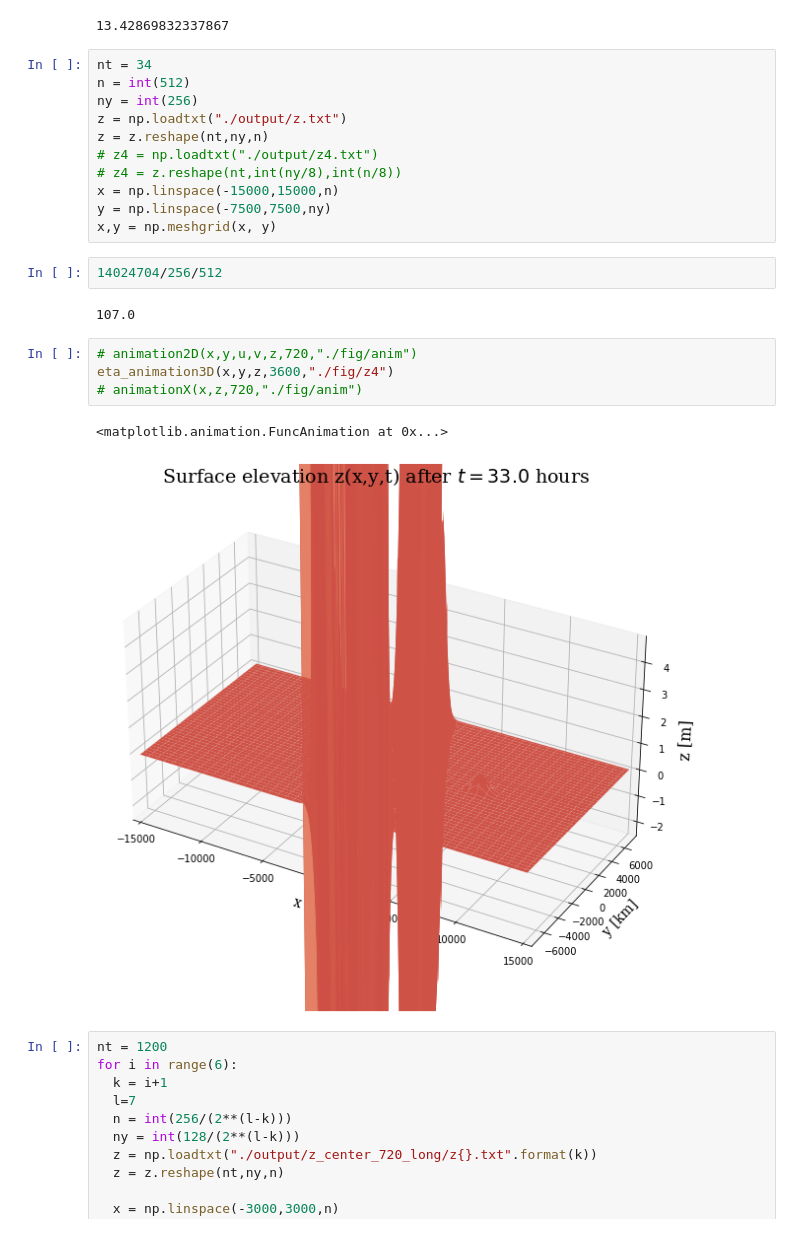
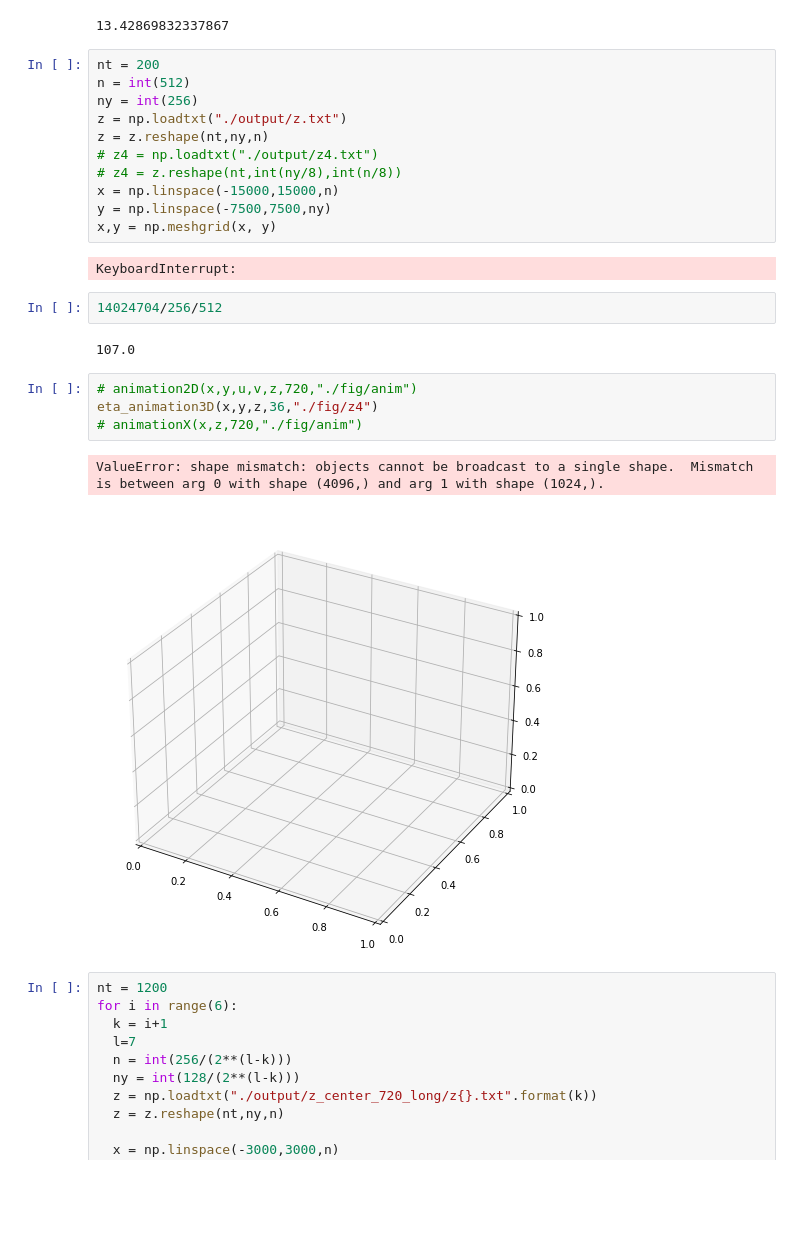
Before and after one commit to kazumasa-ueno/Shallow_Water, a Jupyter notebook: Kelvin-wave/plot.ipynb, the cells around one changed output. Saved outputs shown, nothing was run; the diff lists cells and outputs as text; blank space fills up the shorter version.

```diff
--- a/Kelvin-wave/plot.ipynb
+++ b/Kelvin-wave/plot.ipynb
@@ -161,7 +163,7 @@ y, x = np.mgrid[:z[0].shape[0], :z[0].shape[1]]
 # %% [output]
 13.42869832337867
 # %%
-nt = 34
+nt = 200
 n = int(512)
 ny = int(256)
 z = np.loadtxt("./output/z.txt")
@@ -171,17 +173,19 @@ z = z.reshape(nt,ny,n)
 x = np.linspace(-15000,15000,n)
 y = np.linspace(-7500,7500,ny)
 x,y = np.meshgrid(x, y)
+# %% [output]
+KeyboardInterrupt:
 # %%
 14024704/256/512
 # %% [output]
 107.0
 # %%
 # animation2D(x,y,u,v,z,720,"./fig/anim")
-eta_animation3D(x,y,z,3600,"./fig/z4")
+eta_animation3D(x,y,z,36,"./fig/z4")
 # animationX(x,z,720,"./fig/anim")
 # %% [output]
-<matplotlib.animation.FuncAnimation at 0x...>
+ValueError: shape mismatch: objects cannot be broadcast to a single shape.  Mismatch is between arg 0 with shape (4096,) and arg 1 with shape (1024,).
-[figure, old version]
+[figure, new version]
 # %%
 nt = 1200
 for i in range(6):
```
Also changed, not shown: parts of 5 cells of this notebook, 4 other files.
